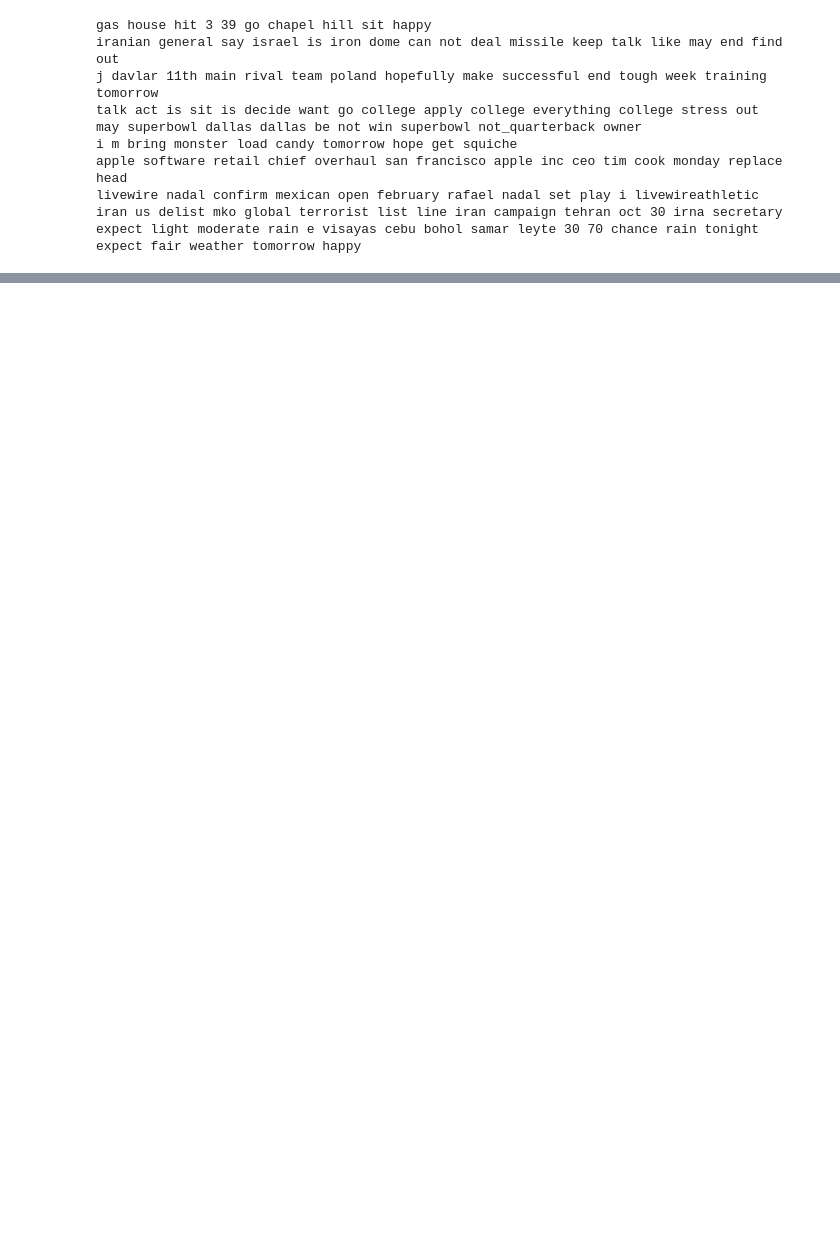
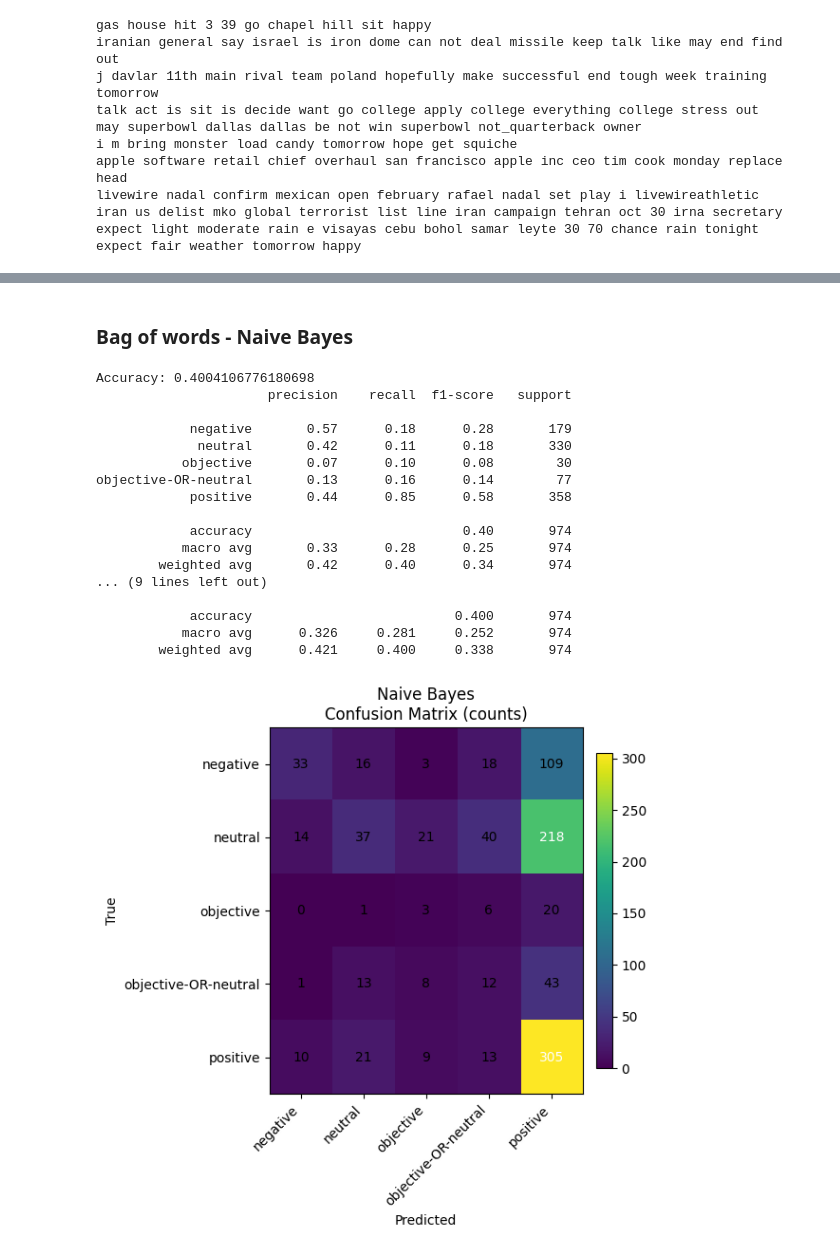
Before and after one commit to RicardoCalvoP/TC3007C, a Jupyter notebook: NaturalLanguageProcessing/Tarea_2.ipynb, the cells around one changed output, grey strips where cells are left out. Drawn from its saved outputs; the diff is of its cells as text; code cells hidden in the pictures; blank space fills up the shorter version.

```diff
--- a/NaturalLanguageProcessing/Tarea_2.ipynb
+++ b/NaturalLanguageProcessing/Tarea_2.ipynb
@@ -421,3 +420,25 @@ apple software retail chief overhaul san francisco apple inc ceo tim cook monday
 livewire nadal confirm mexican open february rafael nadal set play i livewireathletic
 iran us delist mko global terrorist list line iran campaign tehran oct 30 irna secretary
 expect light moderate rain e visayas cebu bohol samar leyte 30 70 chance rain tonight expect fair weather tomorrow happy
+# %%
+raw_test_X = []
+y_test = []
+
+original_test = os.path.join(
+    base_path,
+    'Data',
+    'originalTest.txt'
+)
+
+
+with open(original_test, 'r', encoding='utf-8') as f:
+    for line in f:
+        parts = line.strip().split('\t')
+        if len(parts) >= 3:
+            y_test.append(parts[2])
+            raw_test_X.append('\t'.join(parts[3:]))
+
+X_test_texts = clean_text(raw_test_X)
+
+for text in X_train_texts[:10]:
+    print(text)
@@ -435,0 +467,41 @@ Estos clasificadores se eligieron porque son modelos ampliamente utilizados en t
+# %%
+# --- VECTORIZATION ---
+# Fit ONLY on train; transform test with the SAME vectorizer
+vectorizer = CountVectorizer(binary=False, token_pattern=r"(?u)\b\w[\w']+\b")
+X_train = vectorizer.fit_transform(X_train_texts)   # 2D sparse matrix
+X_test = vectorizer.transform(X_test_texts)        # 2D sparse matrix
+# %% [markdown]
+### Bag of words - Naive Bayes
+# %%
+# --- MODEL ---
+nb = MultinomialNB()
+nb.fit(X_train, y_train)                # train with labels, not X_test
+
+y_pred = nb.predict(X_test)             # predict on test matrix
+
+# --- EVAL ---
+print("Accuracy:", accuracy_score(y_test, y_pred))
+print(classification_report(y_test, y_pred))
+# Después de entrenar y obtener y_pred:
+cm = plot_confusion_matrix(y_test, y_pred,
+                                    class_names=["negative","neutral","objective","objective-OR-neutral","positive"],
+                                    title_prefix="Naive Bayes")
+# %% [output]
+Accuracy: 0.4004106776180698
+                      precision    recall  f1-score   support
+
+            negative       0.57      0.18      0.28       179
+             neutral       0.42      0.11      0.18       330
+           objective       0.07      0.10      0.08        30
+objective-OR-neutral       0.13      0.16      0.14        77
+            positive       0.44      0.85      0.58       358
+
+            accuracy                           0.40       974
+           macro avg       0.33      0.28      0.25       974
+        weighted avg       0.42      0.40      0.34       974
+... (9 lines left out)
+
+            accuracy                          0.400       974
+           macro avg      0.326     0.281     0.252       974
+        weighted avg      0.421     0.400     0.338       974
+[figure, added]
```
Also changed, not shown: parts of 95 cells of this notebook.
